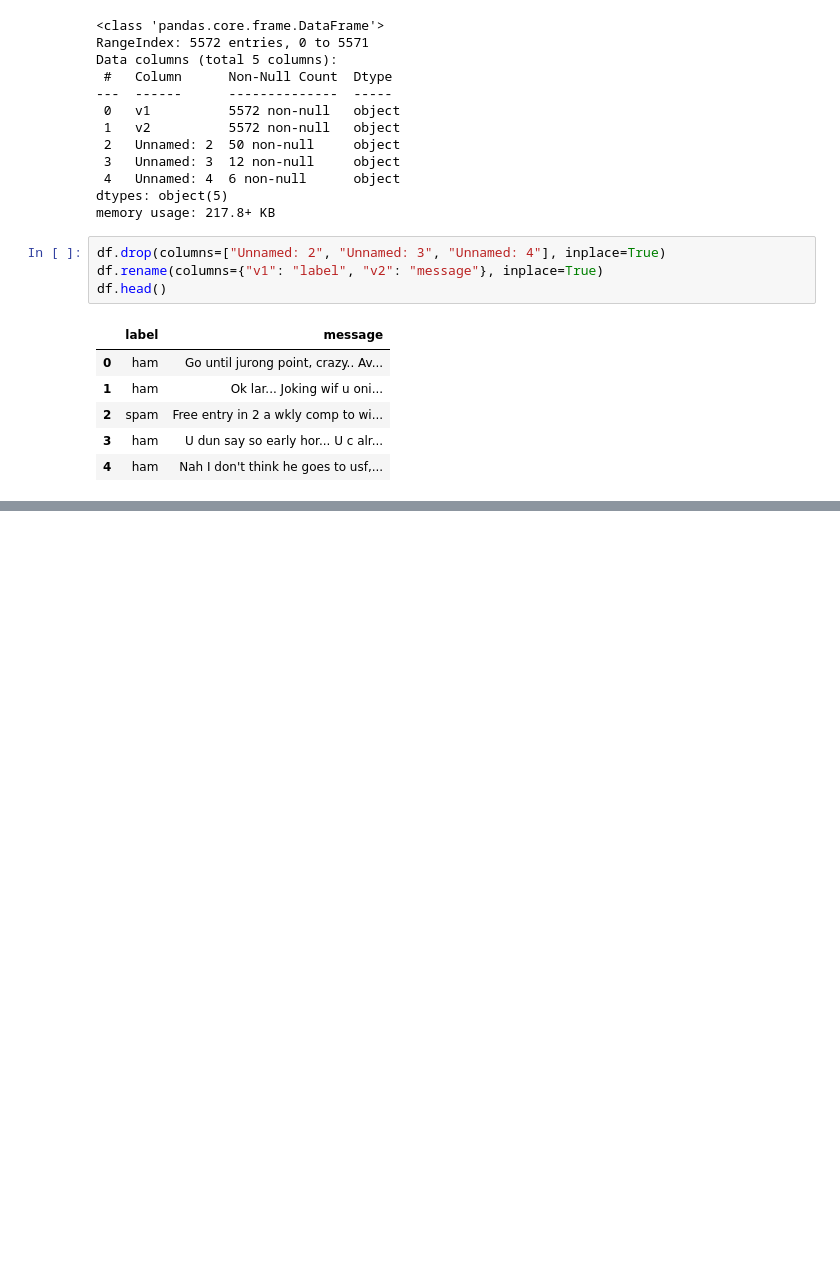
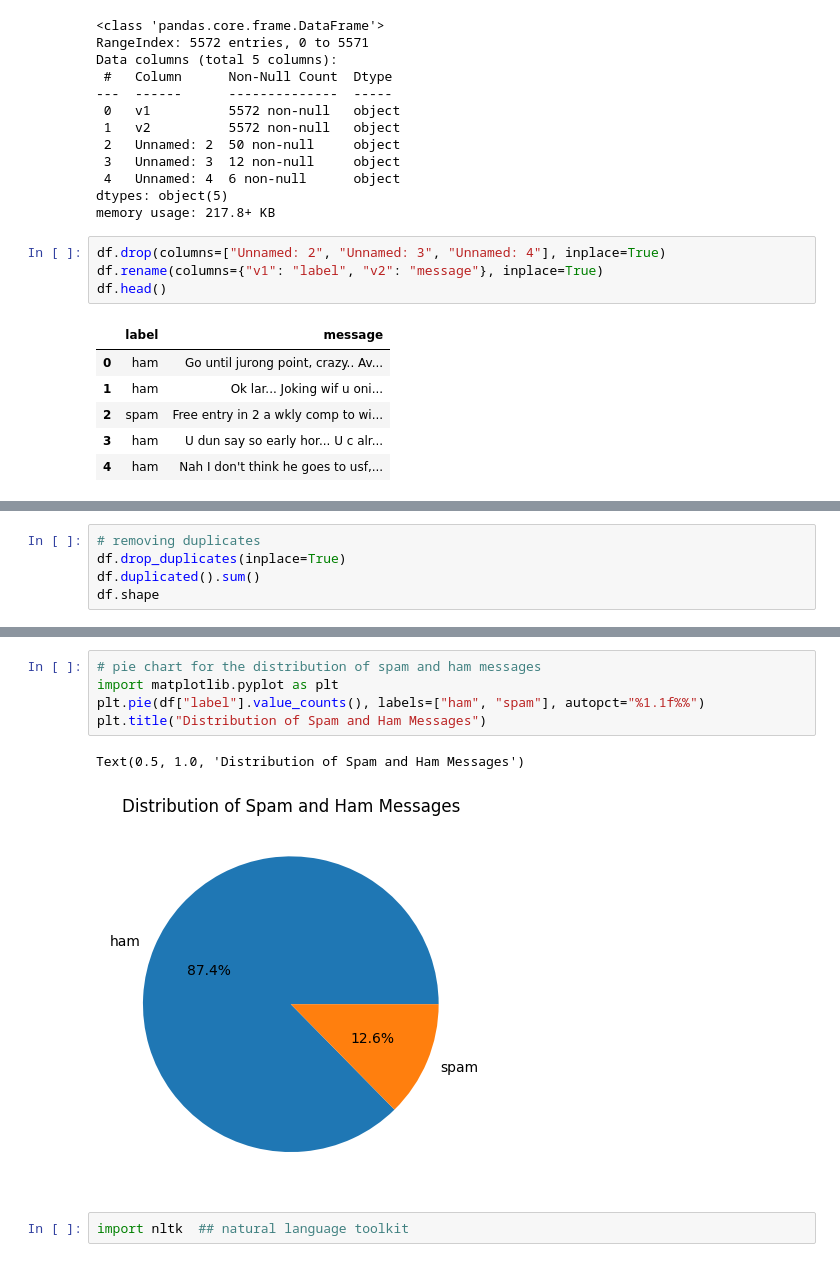
Before and after one commit to shersheryar/sms-spam-classifier-machine-learning, a Jupyter notebook: sms-spam-detection.ipynb, the cells around one changed output, grey strips where cells are left out. Drawn from its saved outputs; the diff is of its cells as text; blank space fills up the shorter version.

```diff
--- a/sms-spam-detection.ipynb
+++ b/sms-spam-detection.ipynb
@@ -55,0 +85,5 @@ array([0, 0, 1, ..., 0, 0, 0], shape=(5572,))
+# %%
+# removing duplicates
+df.drop_duplicates(inplace=True)
+df.duplicated().sum()
+df.shape
@@ -55,0 +102,10 @@ array([0, 0, 1, ..., 0, 0, 0], shape=(5572,))
+# %%
+# pie chart for the distribution of spam and ham messages
+import matplotlib.pyplot as plt
+plt.pie(df["label"].value_counts(), labels=["ham", "spam"], autopct="%1.1f%%")
+plt.title("Distribution of Spam and Ham Messages")
+# %% [output]
+Text(0.5, 1.0, 'Distribution of Spam and Ham Messages')
+[figure, added]
+# %%
+import nltk  ## natural language toolkit
```
Also changed, not shown: parts of 15 cells of this notebook.
